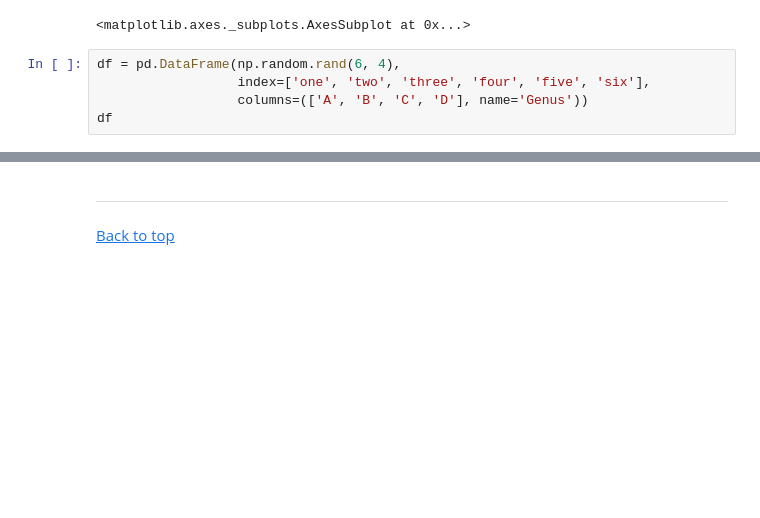
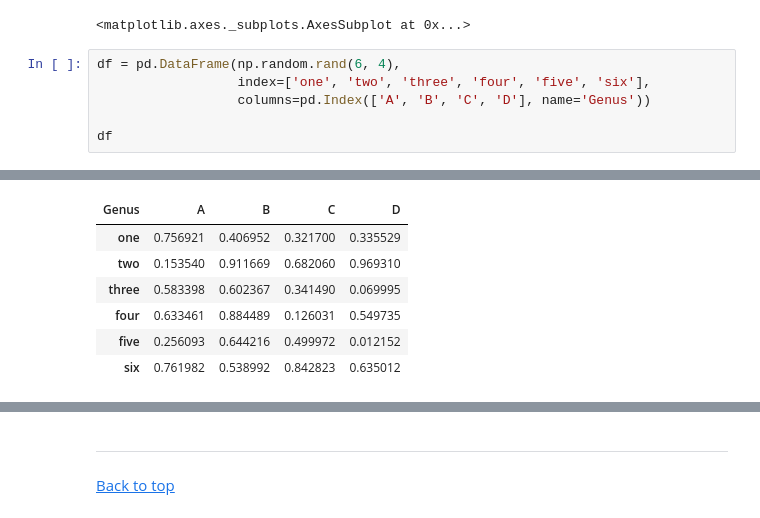
Before and after one commit to mikelhsia/Python, a Jupyter notebook: numpyPractice/pythonDataAnalysisChap9.ipynb, the cells around one changed output, grey strips where cells are left out. Cells and saved outputs as stored; diff of their text form; blank space fills up the shorter version.

```diff
--- a/numpyPractice/pythonDataAnalysisChap9.ipynb
+++ b/numpyPractice/pythonDataAnalysisChap9.ipynb
@@ -326,6 +329,7 @@ data.plot.barh(ax=axes[1], color='k', alpha=0.7)
 # %%
 df = pd.DataFrame(np.random.rand(6, 4),
                   index=['one', 'two', 'three', 'four', 'five', 'six'],
-                  columns=(['A', 'B', 'C', 'D'], name='Genus'))
+                  columns=pd.Index(['A', 'B', 'C', 'D'], name='Genus'))
+
 df
 # %% [output]
@@ -332,0 +336,7 @@ SyntaxError: invalid syntax (<ipython-input-73-029da5fbaea1>, line 3)
+| Genus | A | B | C | D |
+| one | 0.756921 | 0.406952 | 0.321700 | 0.335529 |
+| two | 0.153540 | 0.911669 | 0.682060 | 0.969310 |
+| three | 0.583398 | 0.602367 | 0.341490 | 0.069995 |
+| four | 0.633461 | 0.884489 | 0.126031 | 0.549735 |
+| five | 0.256093 | 0.644216 | 0.499972 | 0.012152 |
+| six | 0.761982 | 0.538992 | 0.842823 | 0.635012 |
```
Also changed, not shown: parts of 24 cells of this notebook, 2 other files.
